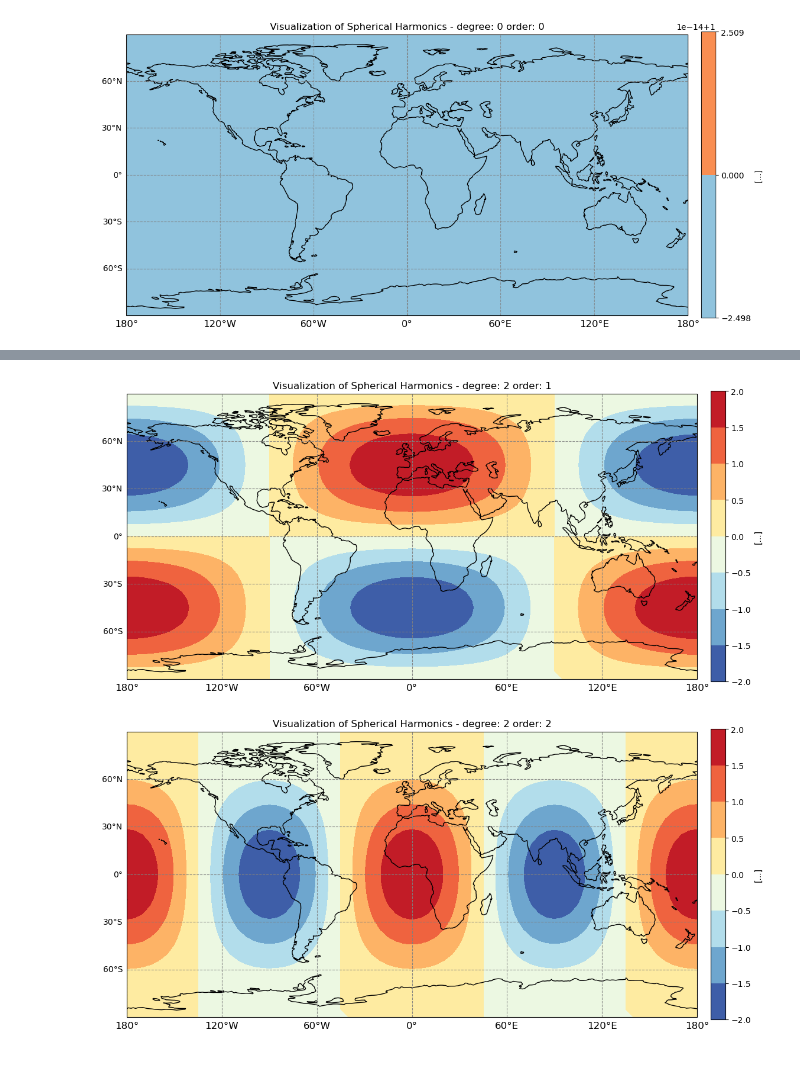
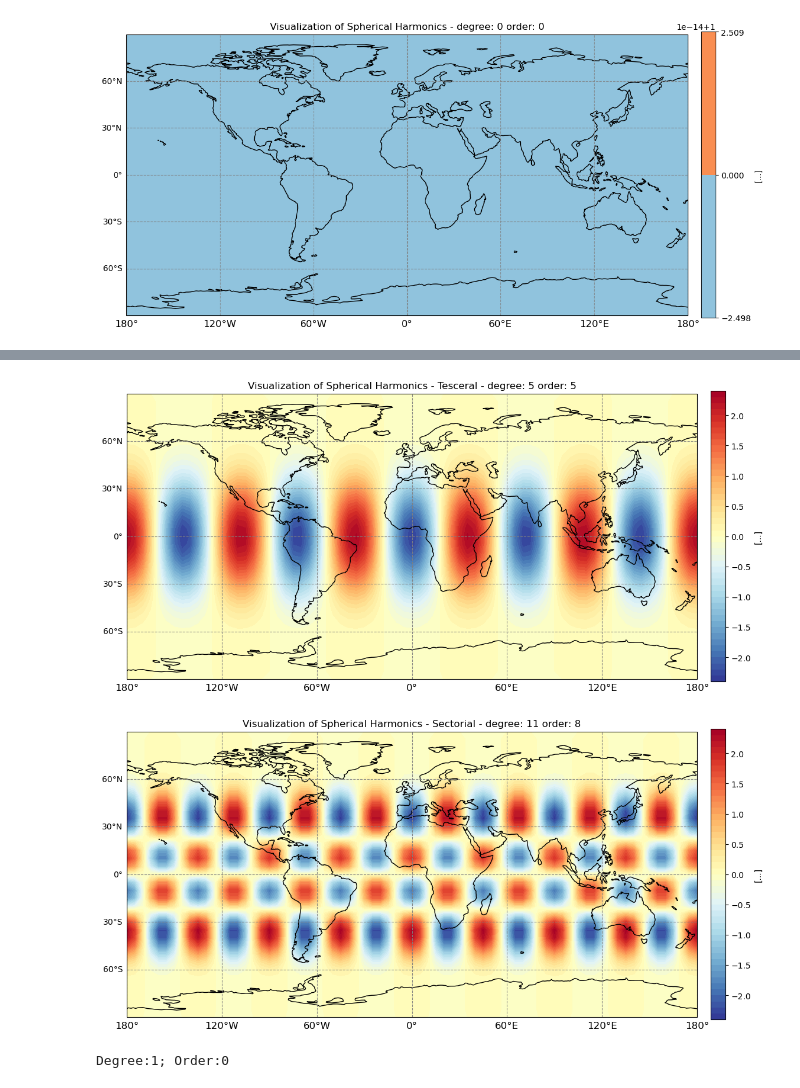
Before and after one commit to GESS-research-group/pyshbundle, a Jupyter notebook: notebooks/test_pyshbundle.ipynb, the cells around one changed output, grey strips where cells are left out. Drawn from its saved outputs; the diff is of its cells as text; code cells hidden in the pictures.

```diff
--- a/notebooks/test_pyshbundle.ipynb
+++ b/notebooks/test_pyshbundle.ipynb
@@ -1186,7 +1184,7 @@ lamTitle = true;
 l = 0
 m = 0
 
-ylmc, ylms = surface_spherical_hormonics(l=l, m=m)
+ylmc_00, ylms_00 = surface_spherical_hormonics(l=l, m=m)
 
 fig = plt.figure(figsize=(15, 7.5))
 ax = plt.axes(projection = ccrs.PlateCarree())
@@ -1197,9 +1195,10 @@ lats = np.linspace(-90, 90, 37)
 x, y = np.meshgrid(lons, lats)
 
 if m >=0 :
-    plt.contourf(x, y, ylmc[:, 0, :], cmap='RdYlBu_r')
+
+    plt.contourf(x, y, ylmc_00[:, 0, :], cmap='RdYlBu_r')
 else:
-    plt.contourf(x, y, ylms[:, 0, :], cmap='RdYlBu_r')
+    plt.contourf(x, y, ylms_00[:, 0, :], cmap='RdYlBu_r')
 
 
 # setting gridlines
@@ -1222,10 +1221,10 @@ plt.show()
 [figure]
 # %%
 # basic plotting of SH coeff on plane - Zonal
-l = 2
+l = 4
 m = 0
 
-ylmc, ylms = surface_spherical_hormonics(l=l, m=m)
+ylmc_40, ylms_40 = surface_spherical_hormonics(l=l, m=m)
 
 fig = plt.figure(figsize=(15, 7.5))
 ax = plt.axes(projection = ccrs.PlateCarree())
@@ -1236,7 +1235,7 @@ lats = np.linspace(-90, 90, 37)
 x, y = np.meshgrid(lons, lats)
 
 if m >= 0 :
-    plt.contourf(x, y, ylmc[:, 0, :], cmap='RdYlBu_r')
+    plt.contourf(x, y, ylmc_40[:, 0, :], cmap='RdYlBu_r')
 else:
     plt.contourf(x, y, ylms[:, 0, :], cmap='RdYlBu_r')
 
@@ -1255,6 +1254,6 @@ ax.coastlines()
 
 plt.colorbar(orientation='vertical', shrink=0.85, pad=0.02,label=f"[...]")
 
-plt.title(f"Visualization of Spherical Harmonics - degree: {l} order: {m}")
+plt.title(f"Visualization of Spherical Harmonics - Zonal - degree: {l} order: {m}")
 plt.show()
 # %% [output]
@@ -1262,10 +1261,10 @@ plt.show()
 # %%
 # basic plotting of SH coeff on plane - Teseral
 
-l = 3
-m = 1
+l = 5
+m = 5
 
-ylmc, ylms = surface_spherical_hormonics(l=l, m=m)
+ylmc_55, ylms_55 = surface_spherical_hormonics(l=l, m=m)
 
 fig, ax = plt.subplots(figsize=(15, 7.5))
 nlam   = min(400,(abs(m)+1)*100)
@@ -1274,7 +1273,7 @@ ntet   = min(200,(l-abs(m)+2)*50)
 lmbda = np.linspace(-np.pi,np.pi,nlam)
 theta  = np.linspace(0,np.pi,ntet)
 if m >=0 :
-    plt.imshow(ylmc[:, 0, :], cmap='RdYlBu_r')
+    plt.imshow(ylmc_55[:, 0, :], cmap='RdYlBu_r')
 else:
     plt.imshow(ylms[:, 0, :])
 
@@ -1290,48 +1289,53 @@ plt.show()
 # %%
 # basic plotting of SH coeff on plane - Teseral
-l = 2
-m = 1
+l = 5
+m = 5
 
-ylmc, ylms = surface_spherical_hormonics(l=l, m=m)
+ylmc_55, ylms_55 = surface_spherical_hormonics(l=l, m=m)
 
 fig = plt.figure(figsize=(15, 7.5))
 ax = plt.axes(projection = ccrs.PlateCarree())
 
 lons = np.linspace(-180, 180, 73)
 lats = np.linspace(-90, 90, 37)
 
 x, y = np.meshgrid(lons, lats)
 
+
+max_level = 2.4
+min_level = -2.4
+step_level = 0.1
+
 if m >=0 :
-    plt.contourf(x, y, ylmc[:, 0, :], cmap='RdYlBu_r')
+    plt.contourf(x, y, ylmc_55[:, 0, :], cmap='RdYlBu_r', levels = np.arange(min_level, max_level + step_level, step_level))
 else:
     plt.contourf(x, y, ylms[:, 0, :], cmap='RdYlBu_r')
 
 
 # setting gridlines
 gl = ax.gridlines(crs = ccrs.PlateCarree(), draw_labels=True, x_inline=False, y_inline=False, color='gray', alpha=0.9, linestyle='--')
 # remove top x label
 gl.top_labels = False
 # change x label styles - font size ad colour
 gl.xlabel_style = {'size':12,}
 # left and right labels
 gl.left_labels = True
 gl.right_labels = False
 # coastlines
 ax.coastlines()
 
 plt.colorbar(orientation='vertical', shrink=0.85, pad=0.02,label=f"[...]")
 
-plt.title(f"Visualization of Spherical Harmonics - degree: {l} order: {m}")
+plt.title(f"Visualization of Spherical Harmonics - Tesceral - degree: {l} order: {m}")
 plt.show()
 # %% [output]
-[figure, old version]
+[figure, new version]
 # %%
 # basic plotting of SH coeff on plane - Sectoral
-l = 2
-m = 2
+l = 11
+m = 8
 
-ylmc, ylms = surface_spherical_hormonics(l=l, m=m)
+ylmc_11_8, ylms_11_8 = surface_spherical_hormonics(l=l, m=m)
 
 fig = plt.figure(figsize=(15, 7.5))
 ax = plt.axes(projection = ccrs.PlateCarree())
@@ -1341,8 +1345,12 @@ lats = np.linspace(-90, 90, 37)
 
 x, y = np.meshgrid(lons, lats)
 
+max_level = 2.4
+min_level = -2.4
+step_level = 0.1
+
 if m >=0 :
-    plt.contourf(x, y, ylmc[:, 0, :], cmap='RdYlBu_r')
+    plt.contourf(x, y, ylmc_11_8[:, 0, :], cmap='RdYlBu_r', levels = np.arange(min_level, max_level + step_level, step_level))
 else:
     plt.contourf(x, y, ylms[:, 0, :], cmap='RdYlBu_r')
 
@@ -1361,7 +1369,7 @@ ax.coastlines()
 
 plt.colorbar(orientation='vertical', shrink=0.85, pad=0.02,label=f"[...]")
 
-plt.title(f"Visualization of Spherical Harmonics - degree: {l} order: {m}")
+plt.title(f"Visualization of Spherical Harmonics - Sectorial - degree: {l} order: {m}")
 plt.show()
 # %% [output]
-[figure, old version]
+[figure, new version]
@@ -1367,0 +1383,4 @@ plt.show()
+# %%
+print(f"Degree:{degree[0][1]}; Order:{order[0][1]}")
+# %% [output]
+Degree:1; Order:0
```
Also changed, not shown: parts of 6 cells of this notebook.
